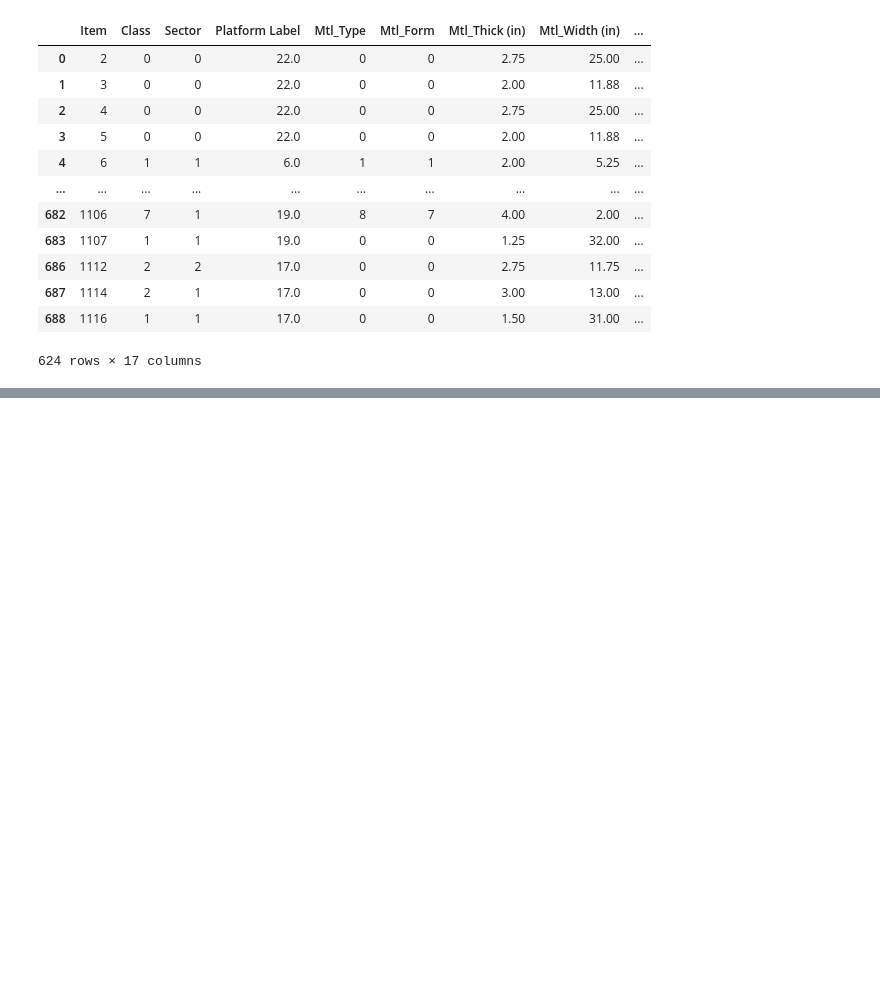
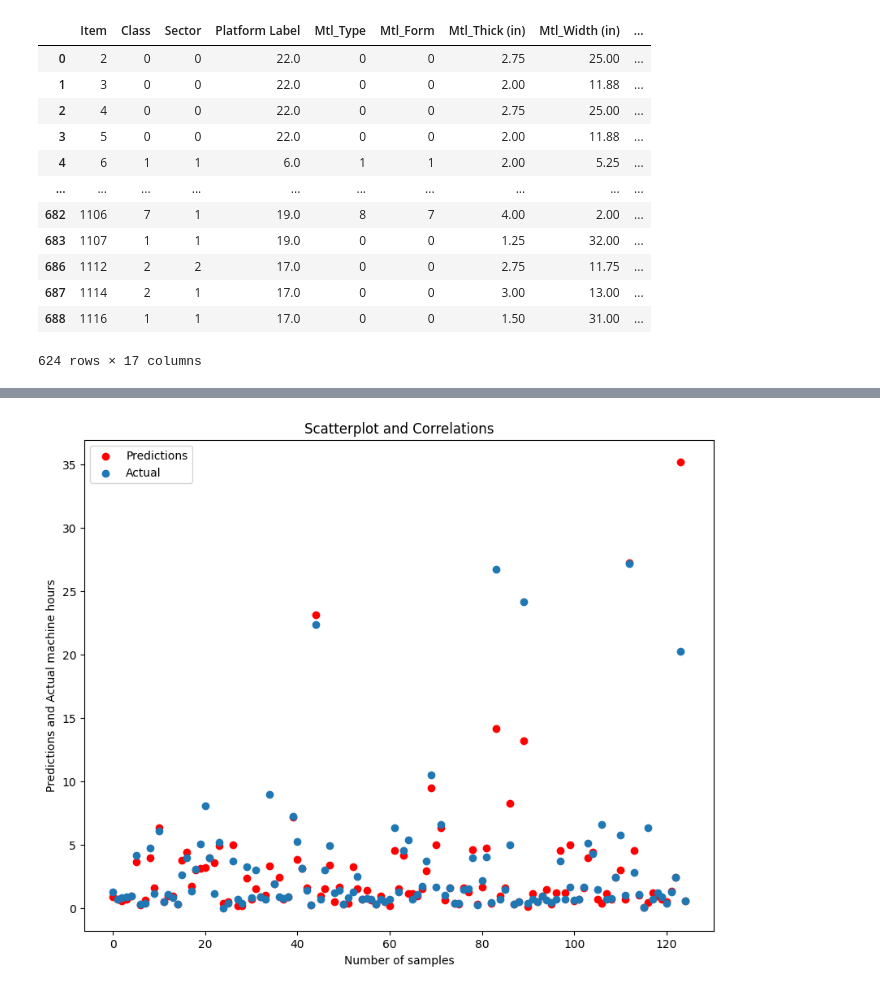
Before and after one commit to psriraj17/ML_AirplaneParts, a Jupyter notebook: airplaneparts.ipynb, the cells around one changed output, grey strips where cells are left out. Cells and saved outputs as stored; diff of their text form; code cells hidden in the pictures; blank space fills up the shorter version.

```diff
--- a/airplaneparts.ipynb
+++ b/airplaneparts.ipynb
@@ -253,0 +420,12 @@ Mean squared error: 1.3071470975979764
+# %%
+x_values = range(0,len(primTemp_test))
+plt.scatter(x_values , primTemp_pred, c= "r", label= "Predictions")
+plt.scatter(x_values, primTemp_test,label= "Actual")
+
+plt.title('Scatterplot and Correlations')
+plt.xlabel("Number of samples")
+plt.ylabel("Predictions and Actual machine hours")
+plt.legend()
+plt.show()
+# %% [output]
+[figure, added]
```
Also changed, not shown: parts of 57 cells of this notebook.
